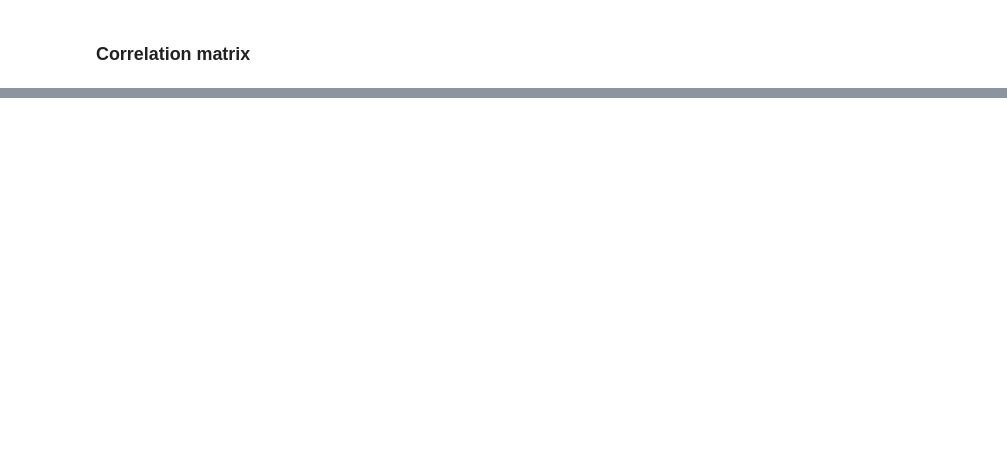
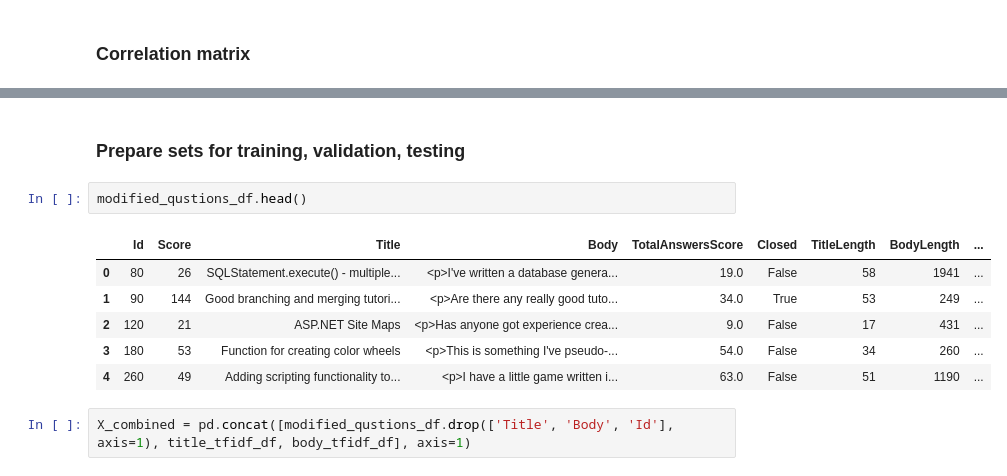
Before and after one commit to marcinkaczmarzyk/ai_stack_overflow, a Jupyter notebook: AI Stack Overflow predictions .ipynb, the cells around one changed output, grey strips where cells are left out. Cells and saved outputs as stored; diff of their text form; blank space fills up the shorter version.

```diff
--- a/AI Stack Overflow predictions .ipynb
+++ b/AI Stack Overflow predictions .ipynb
@@ -386,0 +486,13 @@ plt.show()
+# %% [markdown]
+### Prepare sets for training, validation, testing
+# %%
+modified_qustions_df.head()
+# %% [output]
+|  | Id | Score | Title | Body | TotalAnswersScore | Closed | TitleLength | BodyLength | ... |
+| 0 | 80 | 26 | SQLStatement.execute() - multiple... | <p>I've written a database genera... | 19.0 | False | 58 | 1941 | ... |
+| 1 | 90 | 144 | Good branching and merging tutori... | <p>Are there any really good tuto... | 34.0 | True | 53 | 249 | ... |
+| 2 | 120 | 21 | ASP.NET Site Maps | <p>Has anyone got experience crea... | 9.0 | False | 17 | 431 | ... |
+| 3 | 180 | 53 | Function for creating color wheels | <p>This is something I've pseudo-... | 54.0 | False | 34 | 260 | ... |
+| 4 | 260 | 49 | Adding scripting functionality to... | <p>I have a little game written i... | 63.0 | False | 51 | 1190 | ... |
+# %%
+X_combined = pd.concat([modified_qustions_df.drop(['Title', 'Body', 'Id'], axis=1), title_tfidf_df, body_tfidf_df], axis=1)
```
Also changed, not shown: parts of 15 cells of this notebook, 5 other files.
